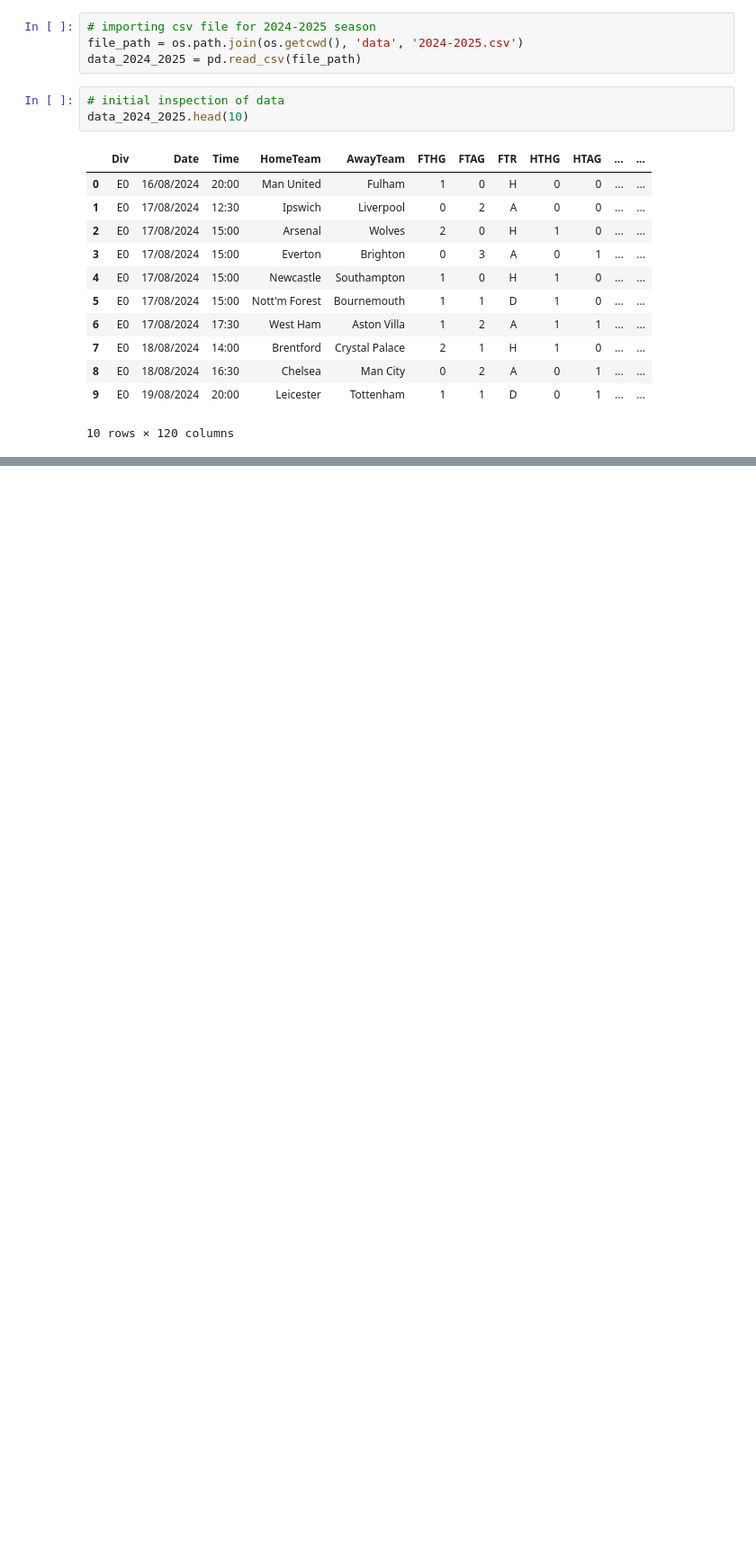
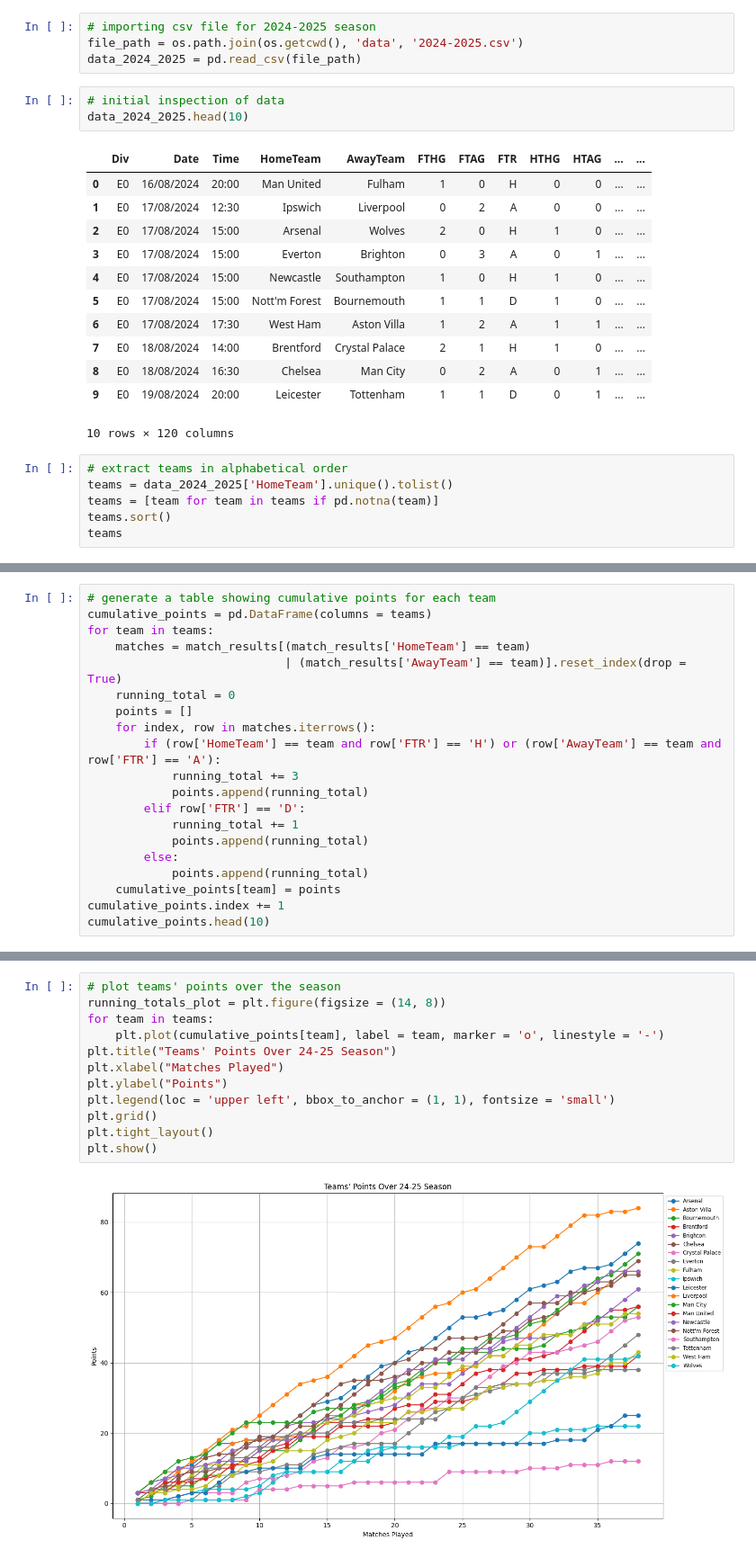
Before and after one commit to William-Mahnke/Premier-League, a Jupyter notebook: 2024-2025.ipynb, the cells around one changed output, grey strips where cells are left out. Shown: that part at 90% size. Saved outputs shown, nothing was run; the diff lists cells and outputs as text; blank space fills up the shorter version.

```diff
--- a/2024-2025.ipynb
+++ b/2024-2025.ipynb
@@ -28,3 +29,9 @@ data_2024_2025.head(10)
 | 8 | E0 | 18/08/2024 | 16:30 | Chelsea | Man City | 0 | 2 | A | 0 | 1 | ... | ... |
 | 9 | E0 | 19/08/2024 | 20:00 | Leicester | Tottenham | 1 | 1 | D | 0 | 1 | ... | ... |
 10 rows × 120 columns
+# %%
+# extract teams in alphabetical order
+teams = data_2024_2025['HomeTeam'].unique().tolist()
+teams = [team for team in teams if pd.notna(team)]
+teams.sort()
+teams
@@ -30,0 +100,20 @@ data_2024_2025.head(10)
+# %%
+# generate a table showing cumulative points for each team
+cumulative_points = pd.DataFrame(columns = teams)
+for team in teams:
+    matches = match_results[(match_results['HomeTeam'] == team)
+                            | (match_results['AwayTeam'] == team)].reset_index(drop = True)
+    running_total = 0
+    points = []
+    for index, row in matches.iterrows():
+        if (row['HomeTeam'] == team and row['FTR'] == 'H') or (row['AwayTeam'] == team and row['FTR'] == 'A'):
+            running_total += 3
+            points.append(running_total)
+        elif row['FTR'] == 'D':
+            running_total += 1
+            points.append(running_total)
+        else:
+            points.append(running_total)
+    cumulative_points[team] = points
+cumulative_points.index += 1
+cumulative_points.head(10)
@@ -30,0 +132,14 @@ data_2024_2025.head(10)
+# %%
+# plot teams' points over the season
+running_totals_plot = plt.figure(figsize = (14, 8))
+for team in teams:
+    plt.plot(cumulative_points[team], label = team, marker = 'o', linestyle = '-')
+plt.title("Teams' Points Over 24-25 Season")
+plt.xlabel("Matches Played")
+plt.ylabel("Points")
+plt.legend(loc = 'upper left', bbox_to_anchor = (1, 1), fontsize = 'small')
+plt.grid()
+plt.tight_layout()
+plt.show()
+# %% [output]
+[figure, added]
```
Also changed, not shown: parts of 19 cells of this notebook.
